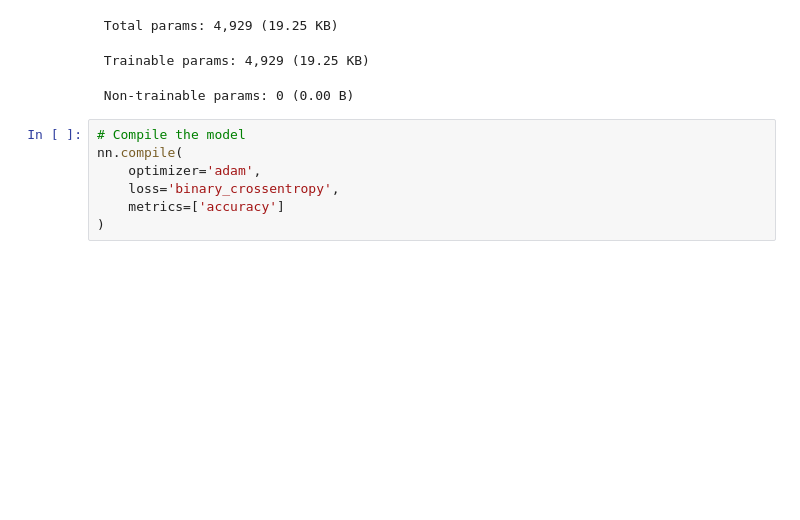
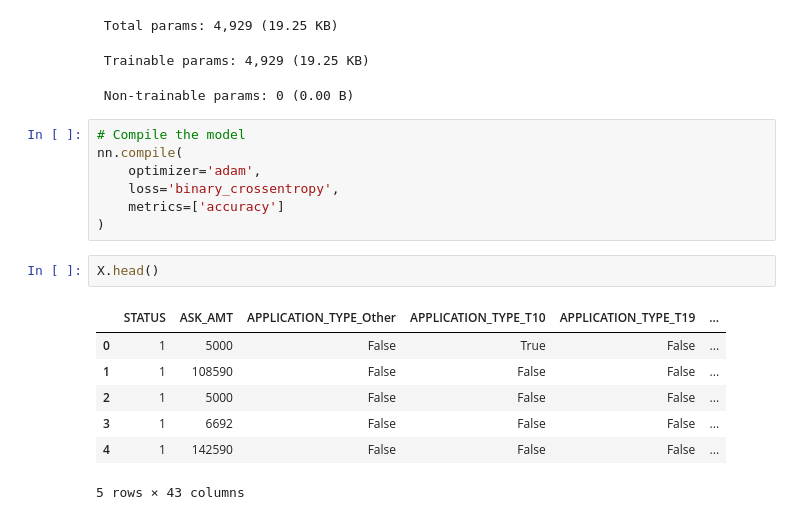
Before and after one commit to mpeck34/deep-learning-challenge, a Jupyter notebook: Starter_Code.ipynb, the cells around one changed output. Cells and saved outputs as stored; diff of their text form; blank space fills up the shorter version.

```diff
--- a/Starter_Code.ipynb
+++ b/Starter_Code.ipynb
@@ -212,3 +212,13 @@ nn.compile(
     loss='binary_crossentropy',
     metrics=['accuracy']
 )
+# %%
+X.head()
+# %% [output]
+|  | STATUS | ASK_AMT | APPLICATION_TYPE_Other | APPLICATION_TYPE_T10 | APPLICATION_TYPE_T19 | ... |
+| 0 | 1 | 5000 | False | True | False | ... |
+| 1 | 1 | 108590 | False | False | False | ... |
+| 2 | 1 | 5000 | False | False | False | ... |
+| 3 | 1 | 6692 | False | False | False | ... |
+| 4 | 1 | 142590 | False | False | False | ... |
+5 rows × 43 columns
```
Also changed, not shown: parts of 5 cells of this notebook, 1 other file.
